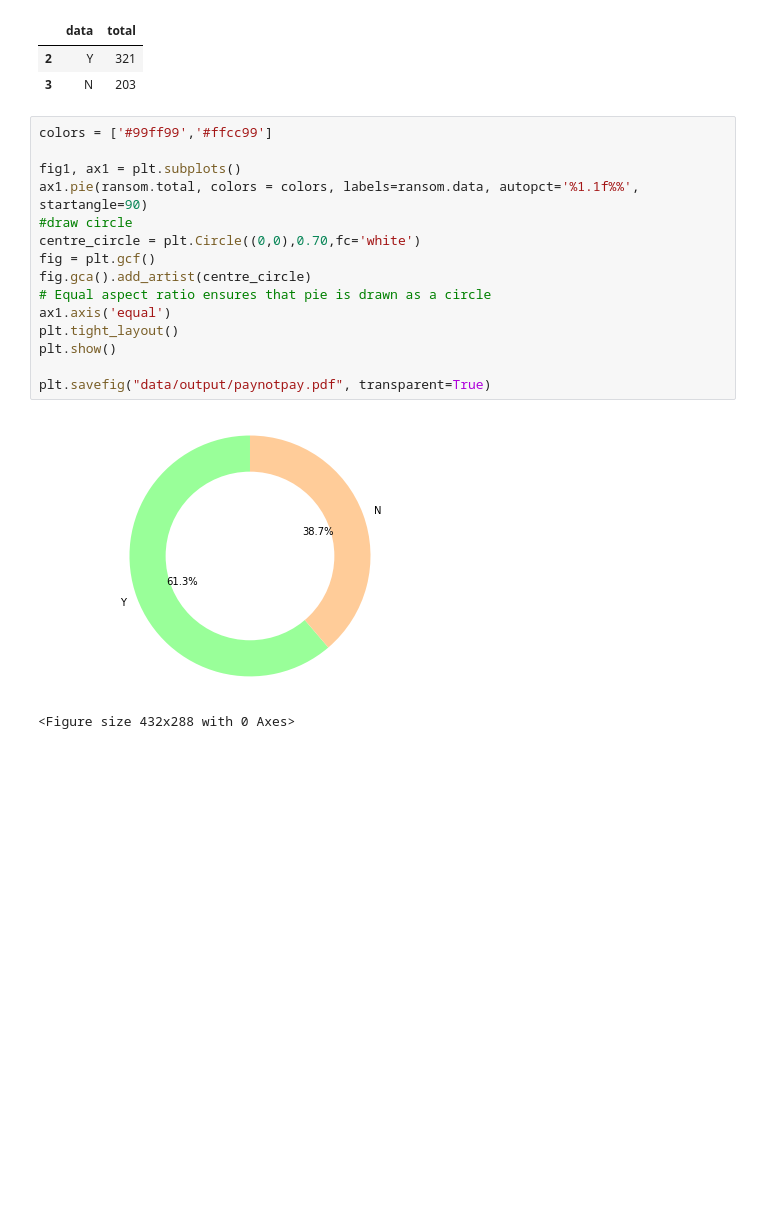
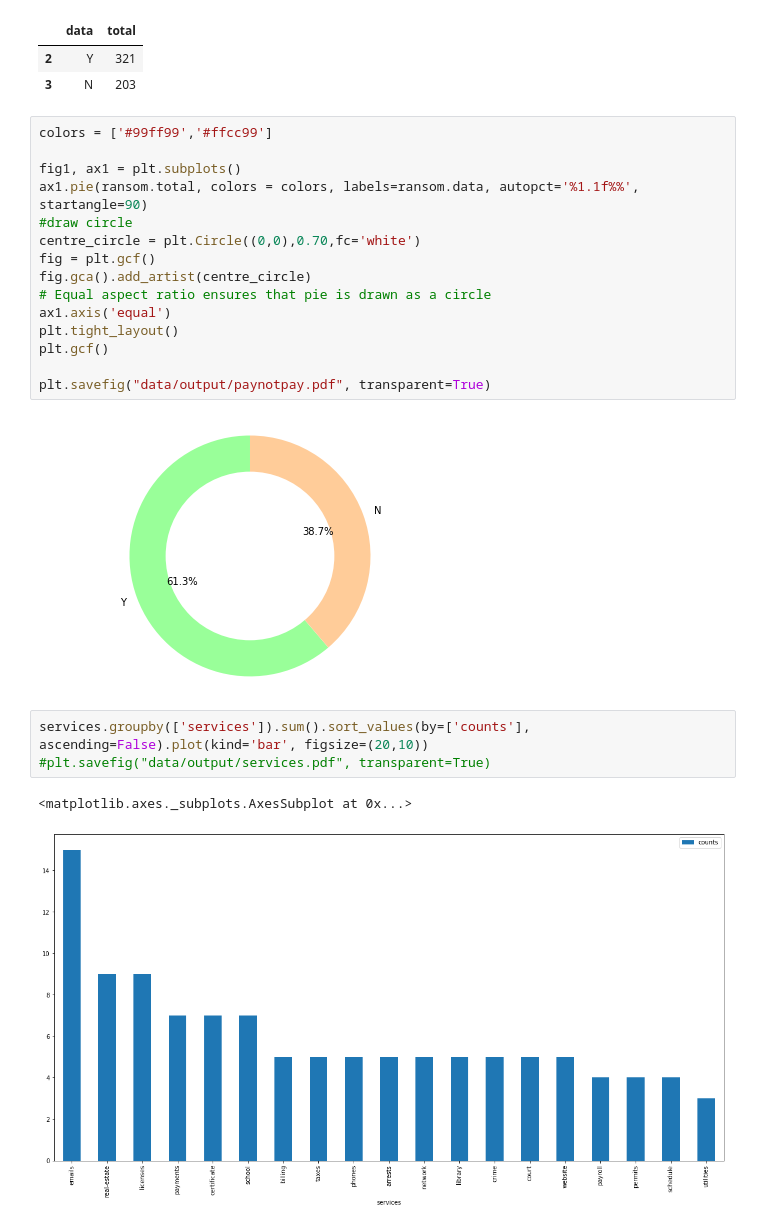
Before and after one commit to fr48/data-studio-projects, a Jupyter notebook: ransom/Ransomware analysis.ipynb, the cells around one changed output. Drawn from its saved outputs; the diff is of its cells as text; blank space fills up the shorter version.

```diff
--- a/ransom/Ransomware analysis.ipynb
+++ b/ransom/Ransomware analysis.ipynb
@@ -501,10 +545,15 @@ fig.gca().add_artist(centre_circle)
 # Equal aspect ratio ensures that pie is drawn as a circle
 ax1.axis('equal')
 plt.tight_layout()
-plt.show()
+plt.gcf()
 
 plt.savefig("data/output/paynotpay.pdf", transparent=True)
 # %% [output]
 [figure]
-<Figure size 432x288 with 0 Axes>
+# %%
+services.groupby(['services']).sum().sort_values(by=['counts'], ascending=False).plot(kind='bar', figsize=(20,10))
+#plt.savefig("data/output/services.pdf", transparent=True)
+# %% [output]
+<matplotlib.axes._subplots.AxesSubplot at 0x...>
+[figure, added]
 # %%
```
Also changed, not shown: parts of 13 cells of this notebook, 9 other files.
